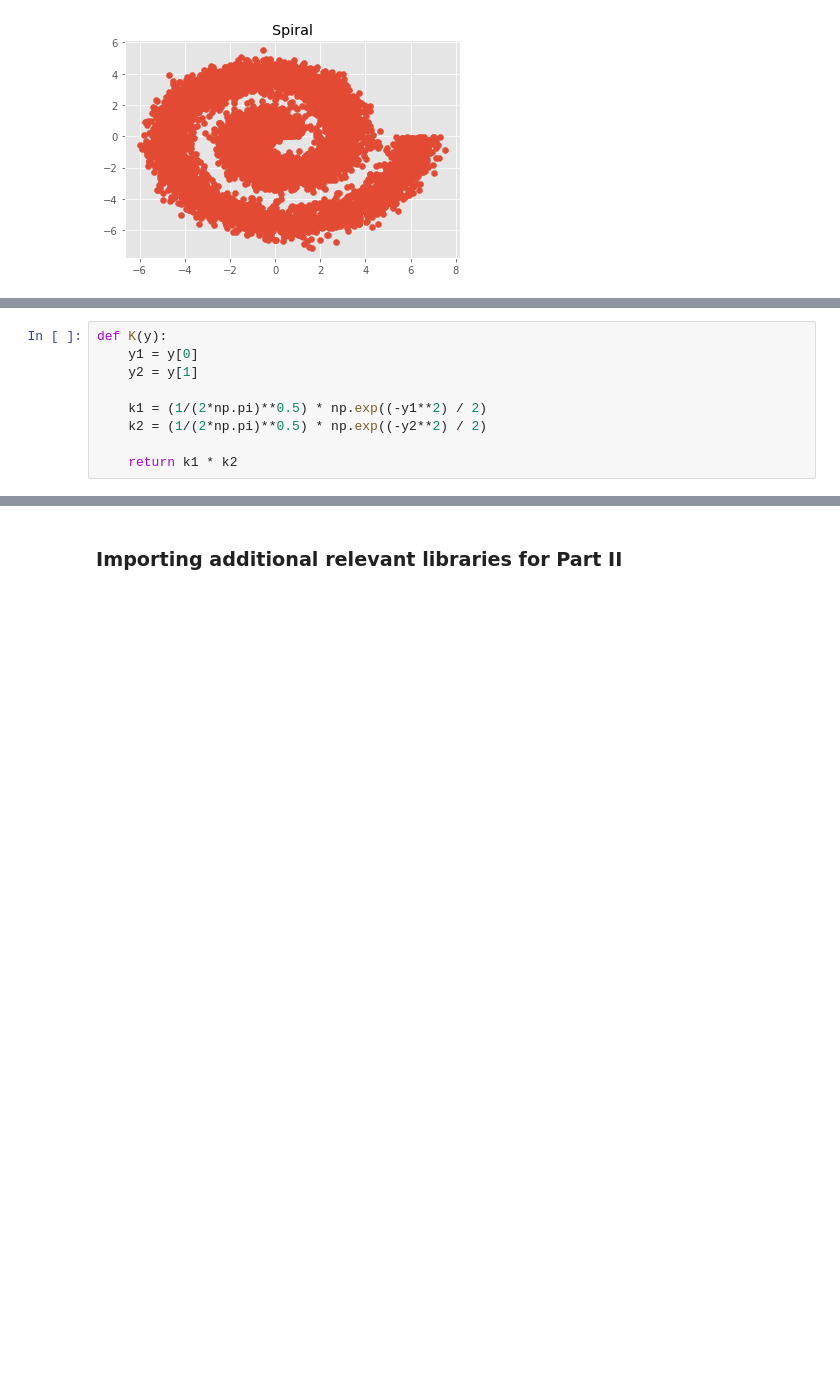
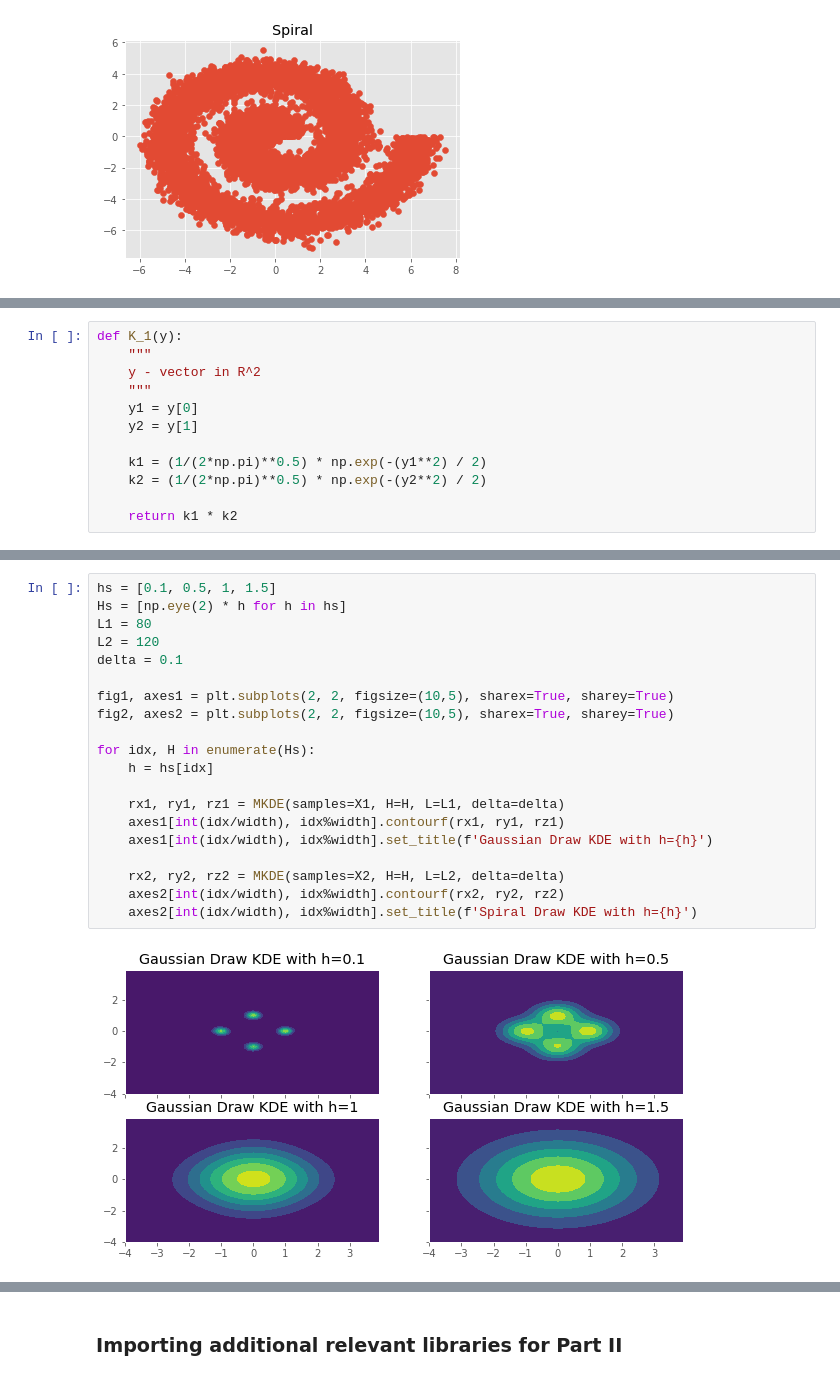
Before and after one commit to Hannibal96/Statistical-Methods-in-Image-Processing-EE-048954, a Jupyter notebook: HW1_Spring2022_KDE_NormalizingFlows.ipynb, the cells around one changed output, grey strips where cells are left out. Saved outputs shown, nothing was run; the diff lists cells and outputs as text; blank space fills up the shorter version.

```diff
--- a/HW1_Spring2022_KDE_NormalizingFlows.ipynb
+++ b/HW1_Spring2022_KDE_NormalizingFlows.ipynb
@@ -110,10 +118,13 @@ plot_scatter(samples=spiral_samples, title="Spiral")
 # %%
-def K(y):
+def K_1(y):
+    """
+    y - vector in R^2
+    """
     y1 = y[0]
     y2 = y[1]
 
-    k1 = (1/(2*np.pi)**0.5) * np.exp((-y1**2) / 2)
-    k2 = (1/(2*np.pi)**0.5) * np.exp((-y2**2) / 2)
+    k1 = (1/(2*np.pi)**0.5) * np.exp(-(y1**2) / 2)
+    k2 = (1/(2*np.pi)**0.5) * np.exp(-(y2**2) / 2)
 
     return k1 * k2
 # %%
@@ -143,0 +215,22 @@ H = np.eye(2) * h
+# %%
+hs = [0.1, 0.5, 1, 1.5]
+Hs = [np.eye(2) * h for h in hs]
+L1 = 80
+L2 = 120
+delta = 0.1
+
+fig1, axes1 = plt.subplots(2, 2, figsize=(10,5), sharex=True, sharey=True)
+fig2, axes2 = plt.subplots(2, 2, figsize=(10,5), sharex=True, sharey=True)
+
+for idx, H in enumerate(Hs):
+    h = hs[idx]
+
+    rx1, ry1, rz1 = MKDE(samples=X1, H=H, L=L1, delta=delta)
+    axes1[int(idx/width), idx%width].contourf(rx1, ry1, rz1)
+    axes1[int(idx/width), idx%width].set_title(f'Gaussian Draw KDE with h={h}')
+
+    rx2, ry2, rz2 = MKDE(samples=X2, H=H, L=L2, delta=delta)
+    axes2[int(idx/width), idx%width].contourf(rx2, ry2, rz2)
+    axes2[int(idx/width), idx%width].set_title(f'Spiral Draw KDE with h={h}')
+# %% [output]
+[figure, added]
```
Also changed, not shown: parts of 65 cells of this notebook.
